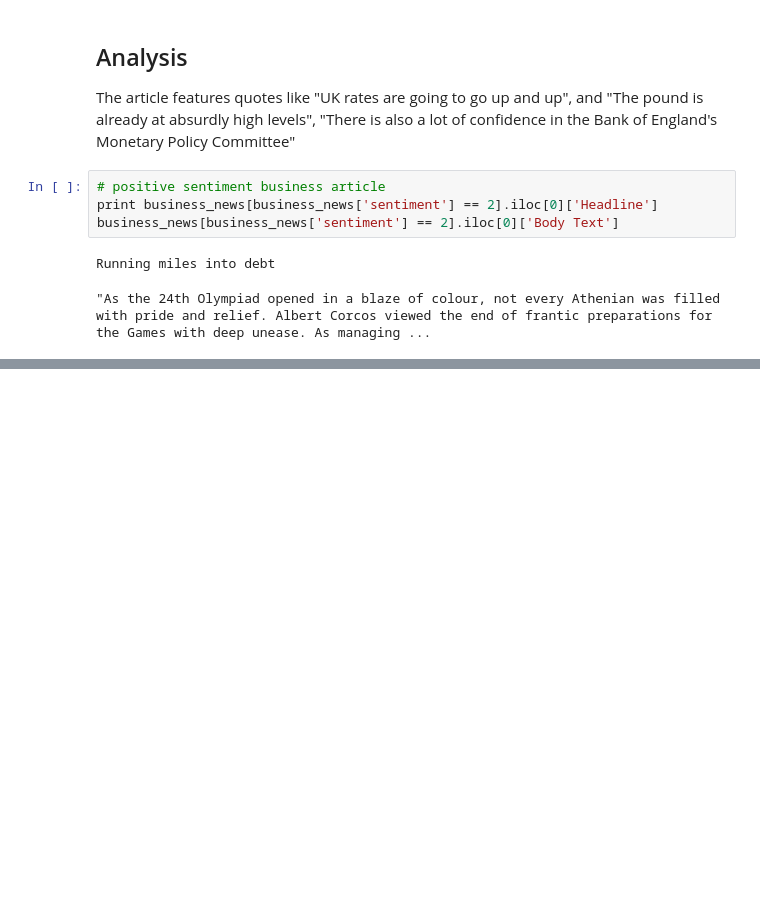
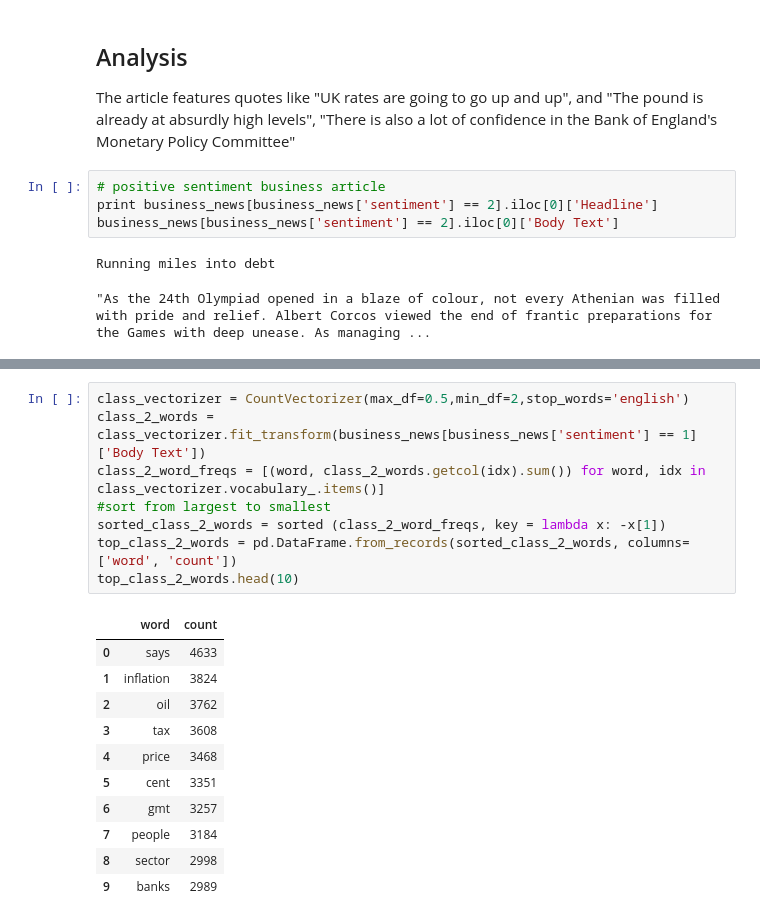
Before and after one commit to nikhilaravi/exchangerate, a Jupyter notebook: data_collection/Sentiment_analysis_exploration.ipynb, the cells around one changed output, grey strips where cells are left out. Cells and saved outputs as stored; diff of their text form; blank space fills up the shorter version.

```diff
--- a/data_collection/Sentiment_analysis_exploration.ipynb
+++ b/data_collection/Sentiment_analysis_exploration.ipynb
@@ -312,0 +354,20 @@ Running miles into debt
+# %%
+class_vectorizer = CountVectorizer(max_df=0.5,min_df=2,stop_words='english')
+class_2_words = class_vectorizer.fit_transform(business_news[business_news['sentiment'] == 1]['Body Text'])
+class_2_word_freqs = [(word, class_2_words.getcol(idx).sum()) for word, idx in class_vectorizer.vocabulary_.items()]
+#sort from largest to smallest
+sorted_class_2_words = sorted (class_2_word_freqs, key = lambda x: -x[1])
+top_class_2_words = pd.DataFrame.from_records(sorted_class_2_words, columns=['word', 'count'])
+top_class_2_words.head(10)
+# %% [output]
+|  | word | count |
+| 0 | says | 4633 |
+| 1 | inflation | 3824 |
+| 2 | oil | 3762 |
+| 3 | tax | 3608 |
+| 4 | price | 3468 |
+| 5 | cent | 3351 |
+| 6 | gmt | 3257 |
+| 7 | people | 3184 |
+| 8 | sector | 2998 |
+| 9 | banks | 2989 |
```
Also changed, not shown: parts of 10 cells of this notebook, 8 other files.
